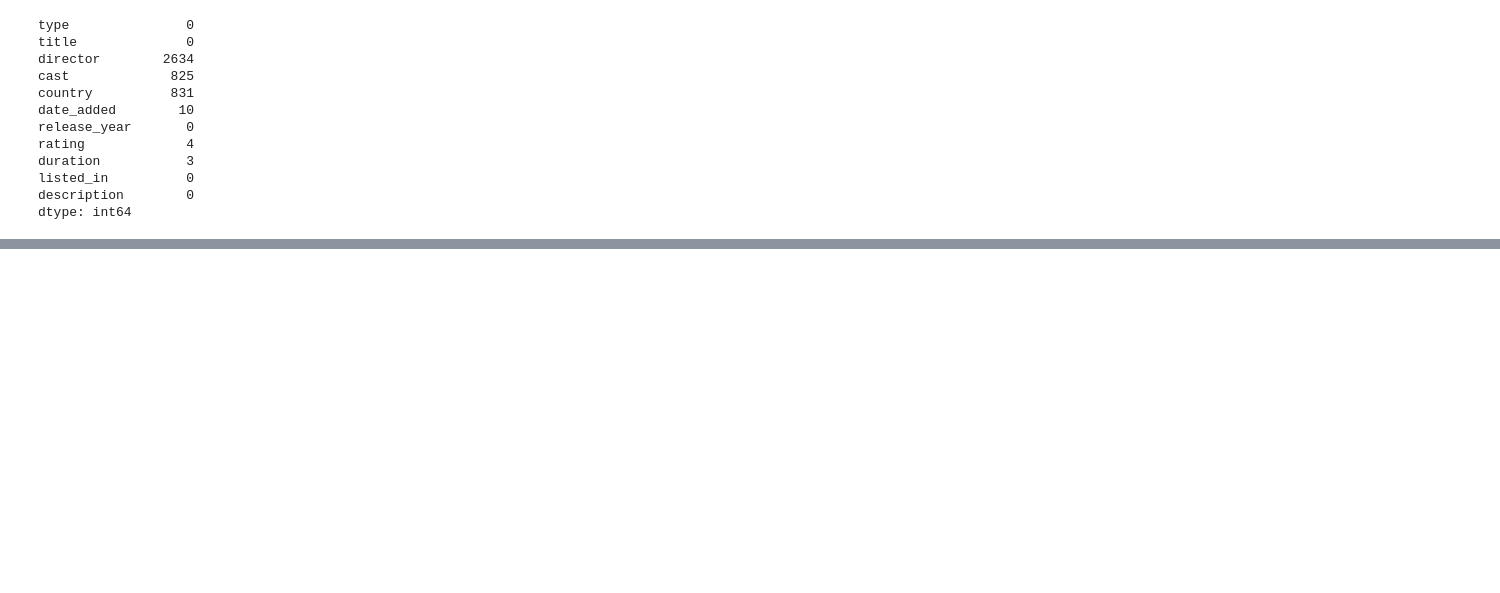
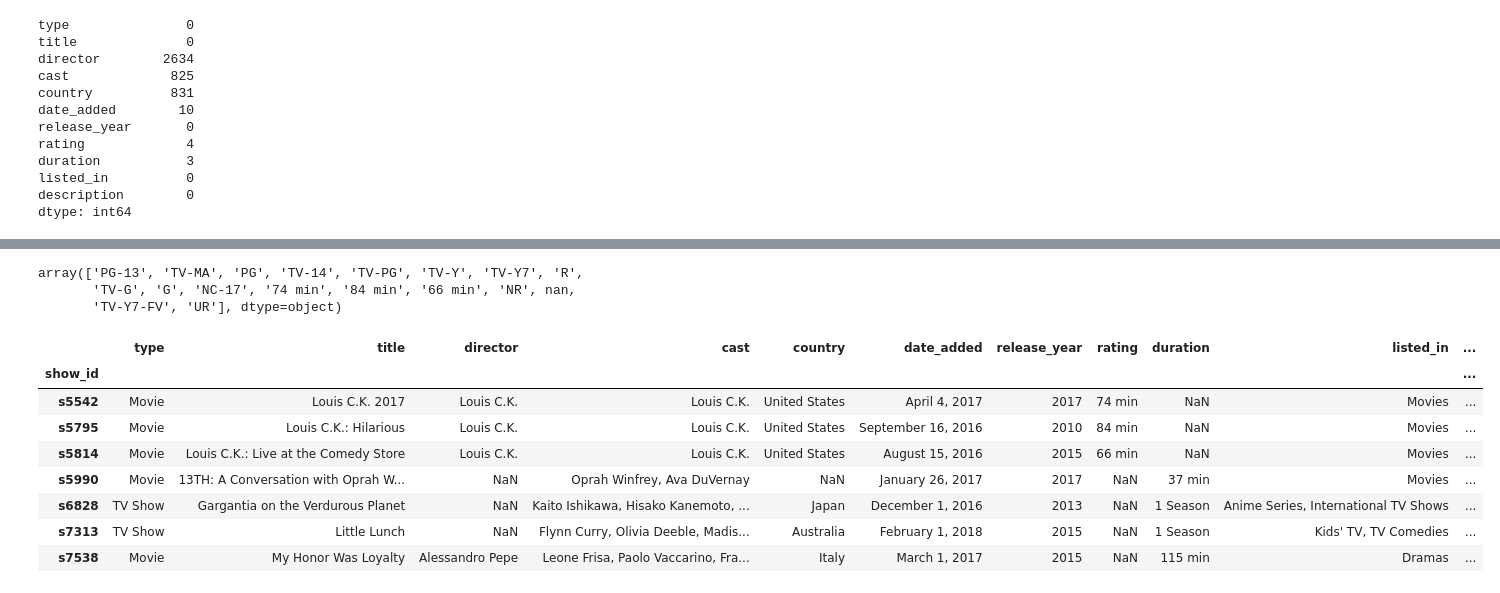
Before and after one commit to jameslaurence82/PythonPandas, a Jupyter notebook: netflixtitles.ipynb, the cells around one changed output, grey strips where cells are left out. Cells and saved outputs as stored; diff of their text form; code cells hidden in the pictures; blank space fills up the shorter version.

Commit message:
still working through column values

```diff
--- a/netflixtitles.ipynb
+++ b/netflixtitles.ipynb
@@ -90,0 +154,23 @@ dtype: int64
+# %%
+# displaying the unqiue values for the rating column
+rating_unique = netflixdf.rating.unique()
+rating_unique
+# %% [output]
+array(['PG-13', 'TV-MA', 'PG', 'TV-14', 'TV-PG', 'TV-Y', 'TV-Y7', 'R',
+       'TV-G', 'G', 'NC-17', '74 min', '84 min', '66 min', 'NR', nan,
+       'TV-Y7-FV', 'UR'], dtype=object)
+# %%
+# Create a boolean mask for rows that meet the condition
+condition = netflixdf['rating'].isin(['74 min', '84 min', '66 min']) | netflixdf['rating'].isna()
+filtereddf = netflixdf[condition]
+filtereddf
+# %% [output]
+|  | type | title | director | cast | country | date_added | release_year | rating | duration | listed_in | ... |
+| show_id |  |  |  |  |  |  |  |  |  |  | ... |
+| s5542 | Movie | Louis C.K. 2017 | Louis C.K. | Louis C.K. | United States | April 4, 2017 | 2017 | 74 min | NaN | Movies | ... |
+| s5795 | Movie | Louis C.K.: Hilarious | Louis C.K. | Louis C.K. | United States | September 16, 2016 | 2010 | 84 min | NaN | Movies | ... |
+| s5814 | Movie | Louis C.K.: Live at the Comedy Store | Louis C.K. | Louis C.K. | United States | August 15, 2016 | 2015 | 66 min | NaN | Movies | ... |
+| s5990 | Movie | 13TH: A Conversation with Oprah W... | NaN | Oprah Winfrey, Ava DuVernay | NaN | January 26, 2017 | 2017 | NaN | 37 min | Movies | ... |
+| s6828 | TV Show | Gargantia on the Verdurous Planet | NaN | Kaito Ishikawa, Hisako Kanemoto, ... | Japan | December 1, 2016 | 2013 | NaN | 1 Season | Anime Series, International TV Shows | ... |
+| s7313 | TV Show | Little Lunch | NaN | Flynn Curry, Olivia Deeble, Madis... | Australia | February 1, 2018 | 2015 | NaN | 1 Season | Kids' TV, TV Comedies | ... |
+| s7538 | Movie | My Honor Was Loyalty | Alessandro Pepe | Leone Frisa, Paolo Vaccarino, Fra... | Italy | March 1, 2017 | 2015 | NaN | 115 min | Dramas | ... |
```
Also changed, not shown: parts of 5 cells of this notebook.
